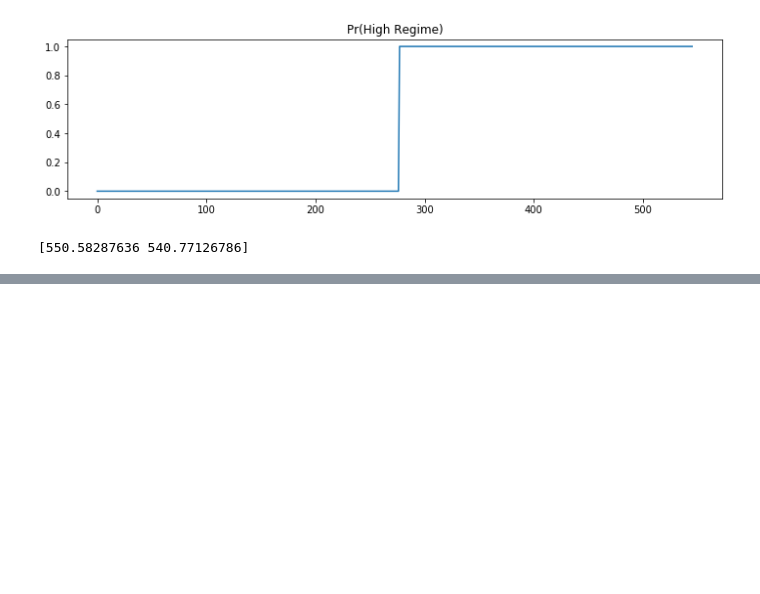
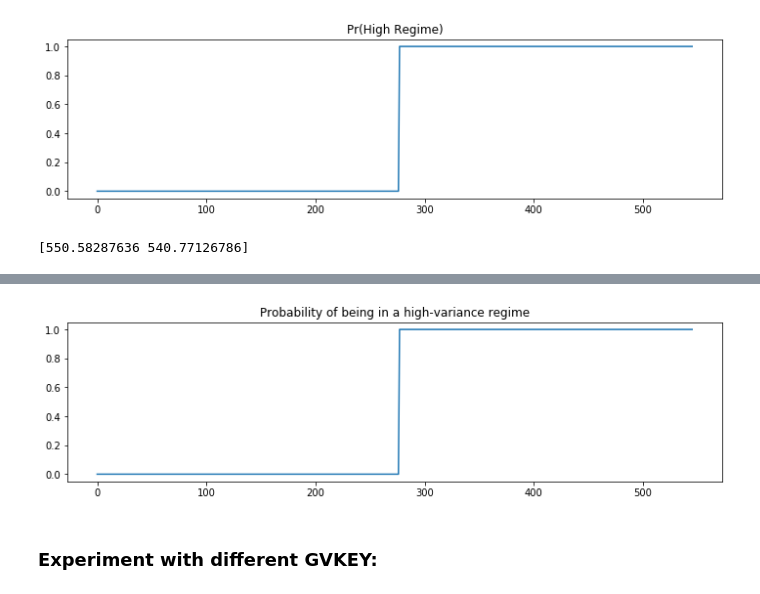
Before and after one commit to Jspano95/Jspano_MScQFin_Thesis, a Jupyter notebook: Markov_Model.ipynb, the cells around one changed output, grey strips where cells are left out. Cells and saved outputs as stored; diff of their text form; code cells hidden in the pictures; blank space fills up the shorter version.

```diff
--- a/Markov_Model.ipynb
+++ b/Markov_Model.ipynb
@@ -149,0 +241,8 @@ print(res_gvkey_frame_ms_model_2.expected_durations)
+# %%
+res_gvkey_frame_ms_model_3.smoothed_marginal_probabilities[1].plot(
+title='Probability of being in a high-variance regime',
+figsize=(12, 3));
+# %% [output]
+[figure, added]
+# %% [markdown]
+### Experiment with different GVKEY:
```
Also changed, not shown: parts of 36 cells of this notebook.
